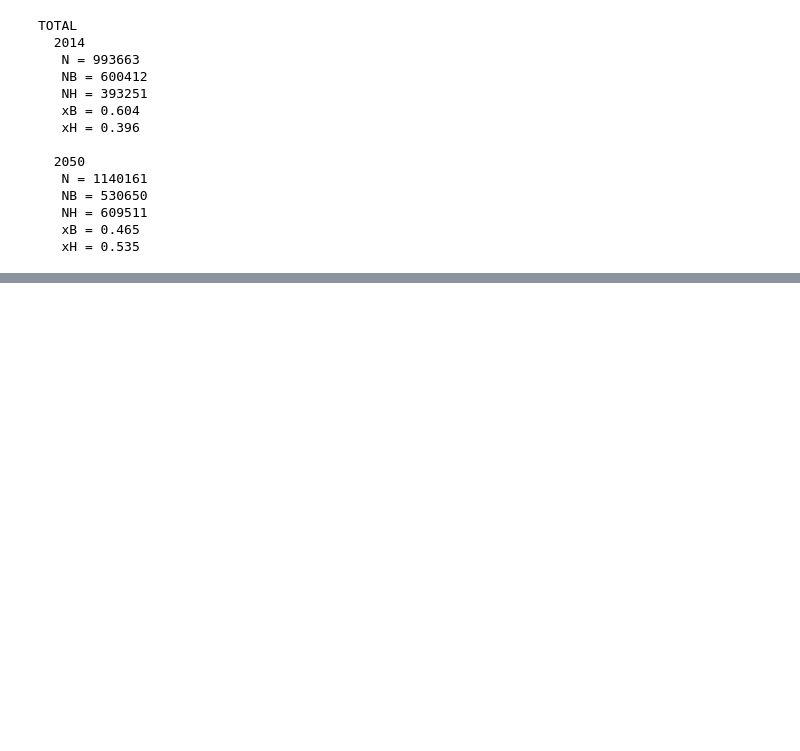
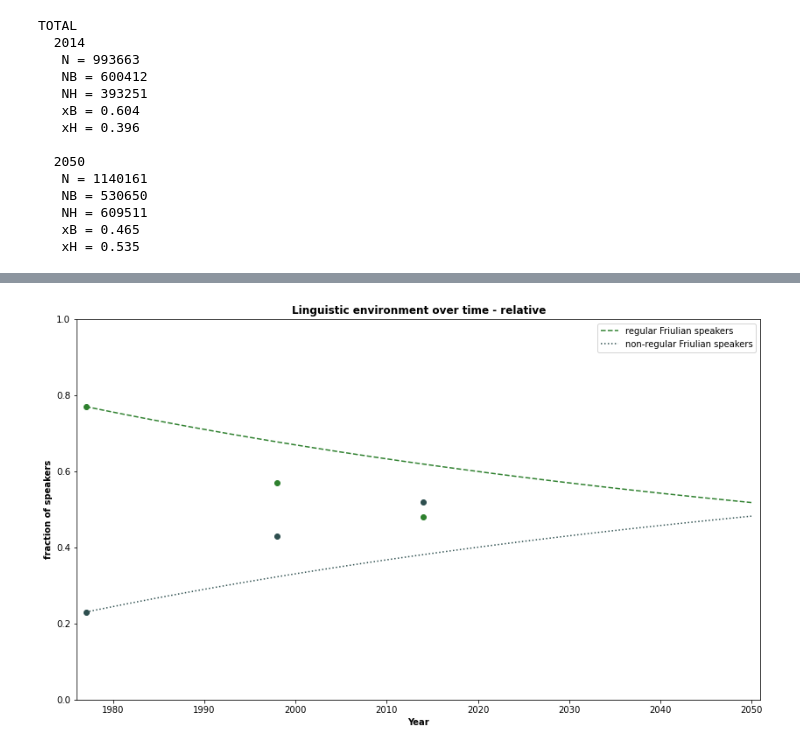
Before and after one commit to teasko/language_dynamics_modeling, a Jupyter notebook: Friulian_in_FVG/analysis_friul.ipynb, the cells around one changed output, grey strips where cells are left out. Cells and saved outputs as stored; diff of their text form; code cells hidden in the pictures; blank space fills up the shorter version.

```diff
--- a/Friulian_in_FVG/analysis_friul.ipynb
+++ b/Friulian_in_FVG/analysis_friul.ipynb
@@ -466,0 +506,21 @@ TOTAL
+# %%
+# set parameters
+# set parameters
+with open("data/parameter_estimates_regular_unadjusted.json", "r") as file:
+    param_old = json.load(file)
+
+with open("data/data_old_regular.json", "r") as file:
+    data = json.load(file)
+
+
+parameters_old = get_params(param_old)
+data_old = get_emp_data(data)
+# %%
+traj_old = trajectory_rel(T, parameters_old, data_old)
+# %%
+plot_trajectory_relative(traj_old,
+                         data_old,
+                         "regular Friulian",
+                         fname="plots/old_relative_all_regular.png")
+# %% [output]
+[figure, added]
```
Also changed, not shown: parts of 17 cells of this notebook.
